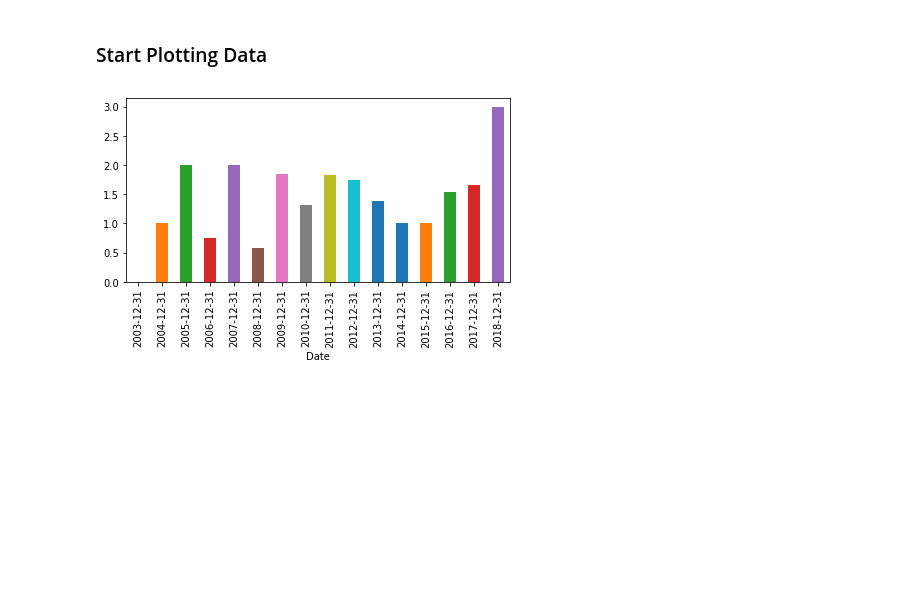
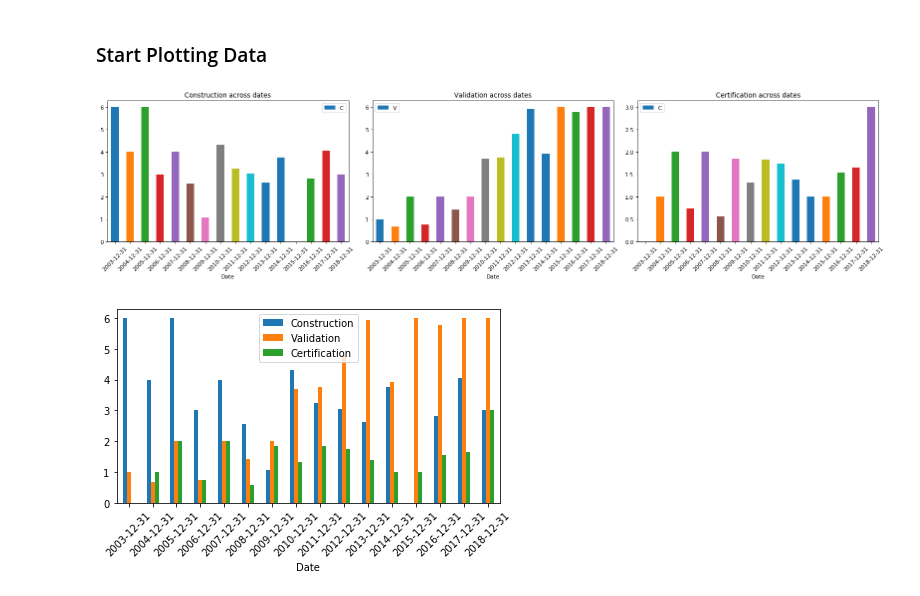
Before and after one commit to annie-waye/2300-LEED-Project, a Jupyter notebook: notebooks/Assignment3Part2.ipynb, the cells around one changed output. Saved outputs shown, nothing was run; the diff lists cells and outputs as text; code cells hidden in the pictures; blank space fills up the shorter version.

```diff
--- a/notebooks/Assignment3Part2.ipynb
+++ b/notebooks/Assignment3Part2.ipynb
@@ -95,8 +95,3 @@ proc_date_data.describe()
 | max | 6.000000 | 6.000000 | 3.000000 |
 # %% [markdown]
 ### Start Plotting Data
-# %%
-
-pl.primary_plot(proc_date_data, 'Certification')
-# %% [output]
-[figure, removed]
@@ -104,0 +98,14 @@ pl.primary_p
+# %%
+axes = proc_date_data.columns
+fig=plt.figure(figsize=(20, 5), dpi= 80, facecolor='w', edgecolor='k')
+for i, axis in enumerate(axes):
+    plt.subplot(1, len(axes), i + 1)
+    pl.primary_plot(proc_date_data, axis, title=axis + ' across dates', rotation_angle=45)
+plt.show()
+# %% [output]
+[figure, added]
+# %%
+pl.primary_plot(proc_date_data, axes, rotation_angle=45)
+plt.show()
+# %% [output]
+[figure, added]
```
Also changed, not shown: parts of 1 cell of this notebook, 1 other file.
